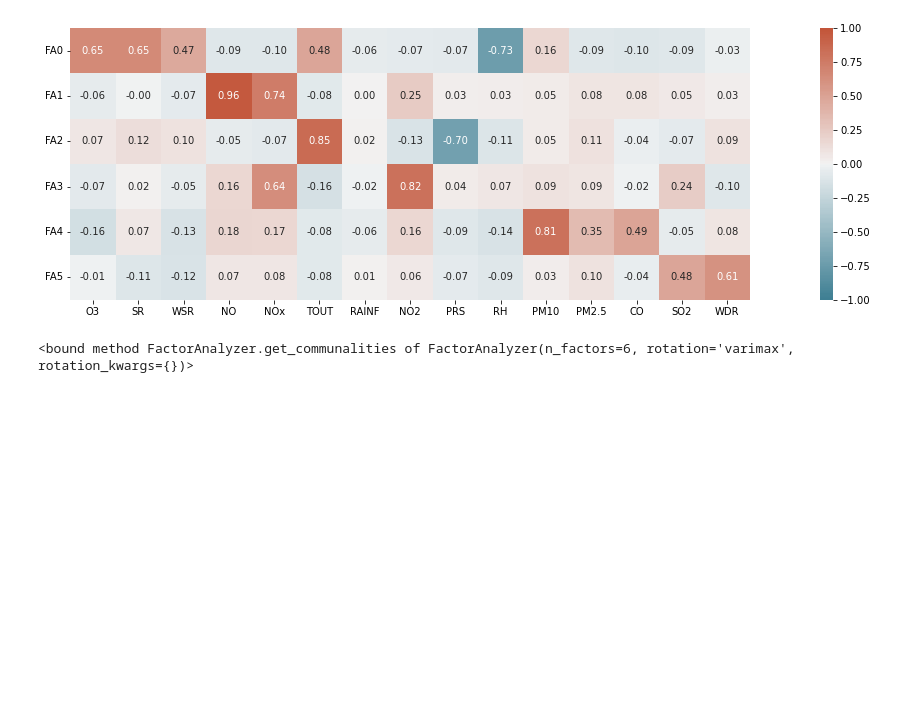
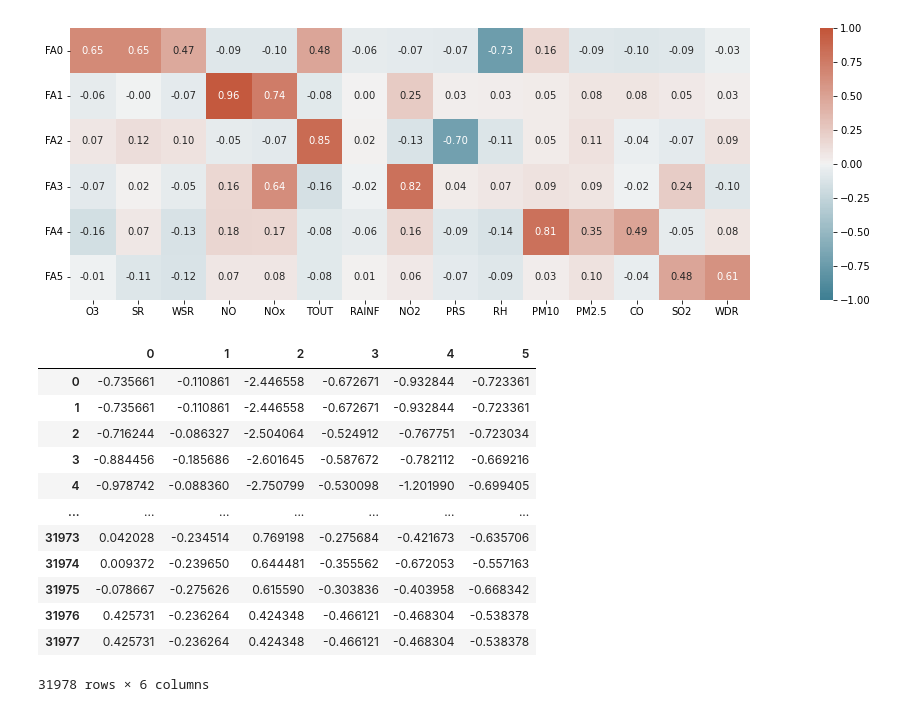
Before and after one commit to DiegoElian02/CienciadeDatosMultivariado, a Jupyter notebook: Analisis.ipynb, the cells around one changed output. Drawn from its saved outputs; the diff is of its cells as text; code cells hidden in the pictures; blank space fills up the shorter version.

Commit message:
transform

```diff
--- a/Analisis.ipynb
+++ b/Analisis.ipynb
@@ -529,7 +529,19 @@ ax.set_yticklabels(
  Text(0, 4.5, 'FA4'),
  Text(0, 5.5, 'FA5')]
 [figure]
-# %%
-fa.fit_transform()
-# %% [output]
-<bound method FactorAnalyzer.get_communalities of FactorAnalyzer(n_factors=6, rotation='varimax', rotation_kwargs={})>
+# %%
+pd.DataFrame(fa.fit_transform(var_df))
+# %% [output]
+|  | 0 | 1 | 2 | 3 | 4 | 5 |
+| 0 | -0.735661 | -0.110861 | -2.446558 | -0.672671 | -0.932844 | -0.723361 |
+| 1 | -0.735661 | -0.110861 | -2.446558 | -0.672671 | -0.932844 | -0.723361 |
+| 2 | -0.716244 | -0.086327 | -2.504064 | -0.524912 | -0.767751 | -0.723034 |
+| 3 | -0.884456 | -0.185686 | -2.601645 | -0.587672 | -0.782112 | -0.669216 |
+| 4 | -0.978742 | -0.088360 | -2.750799 | -0.530098 | -1.201990 | -0.699405 |
+| ... | ... | ... | ... | ... | ... | ... |
+| 31973 | 0.042028 | -0.234514 | 0.769198 | -0.275684 | -0.421673 | -0.635706 |
+| 31974 | 0.009372 | -0.239650 | 0.644481 | -0.355562 | -0.672053 | -0.557163 |
+| 31975 | -0.078667 | -0.275626 | 0.615590 | -0.303836 | -0.403958 | -0.668342 |
+| 31976 | 0.425731 | -0.236264 | 0.424348 | -0.466121 | -0.468304 | -0.538378 |
+| 31977 | 0.425731 | -0.236264 | 0.424348 | -0.466121 | -0.468304 | -0.538378 |
+31978 rows × 6 columns
```
